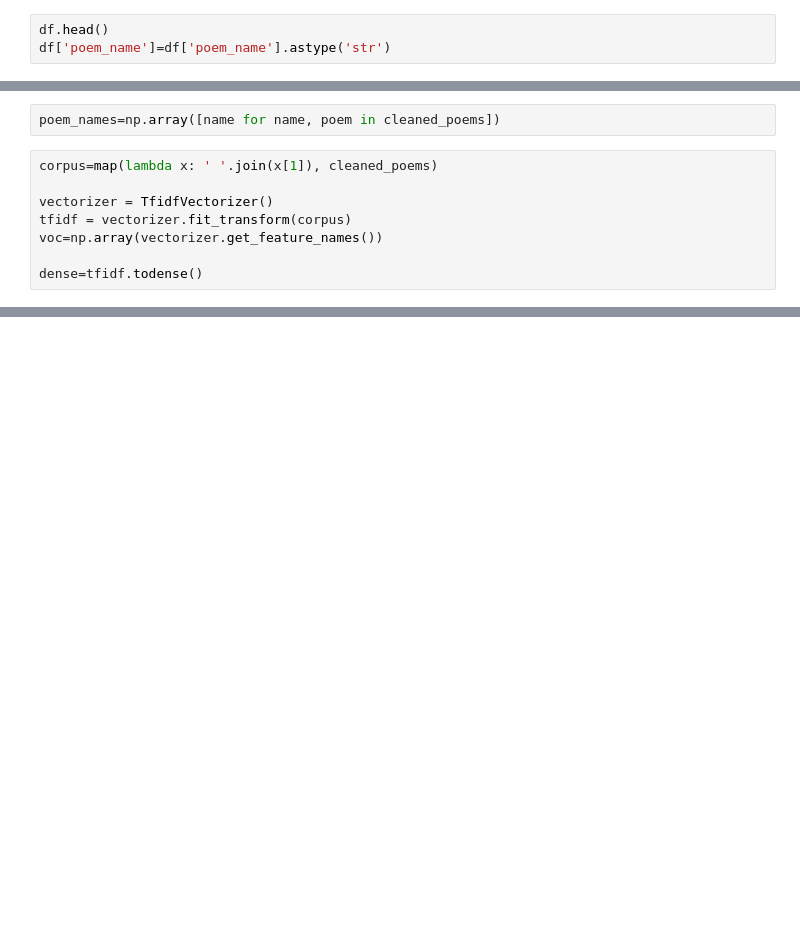
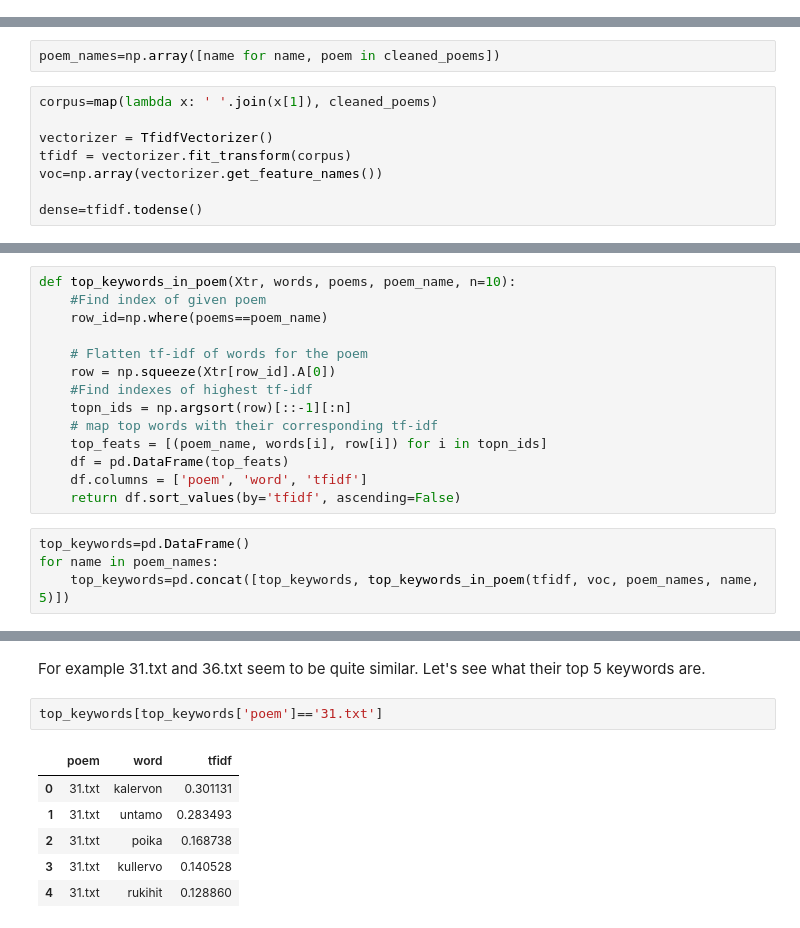
Before and after one commit to annisall/kalevala_analysis, a Jupyter notebook: kalevala_analysis.ipynb, the cells around one changed output, grey strips where cells are left out. Drawn from its saved outputs; the diff is of its cells as text; blank space fills up the shorter version.

```diff
--- a/kalevala_analysis.ipynb
+++ b/kalevala_analysis.ipynb
@@ -26,9 +34,6 @@ metrics=ka.calculate_metrics(poems_list)
 metrics_as_arrays=[[name, lines, words] for name, lines, words in metrics]
 # %%
 df=pd.DataFrame(metrics_as_arrays, columns=['poem_name', 'row_count', 'word_count'])
-# %%
-df.head()
-df['poem_name']=df['poem_name'].astype('str')
 # %%
 plt.figure(figsize=(20,20))
 plotfig=sn.barplot(y='poem_name', x='row_count', data=df.sort_values(by='row_count'))
@@ -59,0 +71,18 @@ dense=tfidf.todense()
+# %%
+def top_keywords_in_poem(Xtr, words, poems, poem_name, n=10):
+    #Find index of given poem
+    row_id=np.where(poems==poem_name)
+
+    # Flatten tf-idf of words for the poem
+    row = np.squeeze(Xtr[row_id].A[0])
+    #Find indexes of highest tf-idf
+    topn_ids = np.argsort(row)[::-1][:n]
+    # map top words with their corresponding tf-idf
+    top_feats = [(poem_name, words[i], row[i]) for i in topn_ids]
+    df = pd.DataFrame(top_feats)
+    df.columns = ['poem', 'word', 'tfidf']
+    return df.sort_values(by='tfidf', ascending=False)
+# %%
+top_keywords=pd.DataFrame()
+for name in poem_names:
+    top_keywords=pd.concat([top_keywords, top_keywords_in_poem(tfidf, voc, poem_names, name, 5)])
@@ -82,0 +109,11 @@ pd.DataFrame(data=dist_matrix, columns=df['poem_name'].unique(), index=df['poem_
+# %% [markdown]
+For example 31.txt and 36.txt seem to be quite similar. Let's see what their top 5 keywords are.
+# %%
+top_keywords[top_keywords['poem']=='31.txt']
+# %% [output]
+|  | poem | word | tfidf |
+| 0 | 31.txt | kalervon | 0.301131 |
+| 1 | 31.txt | untamo | 0.283493 |
+| 2 | 31.txt | poika | 0.168738 |
+| 3 | 31.txt | kullervo | 0.140528 |
+| 4 | 31.txt | rukihit | 0.128860 |
```
Also changed, not shown: parts of 19 cells of this notebook.
